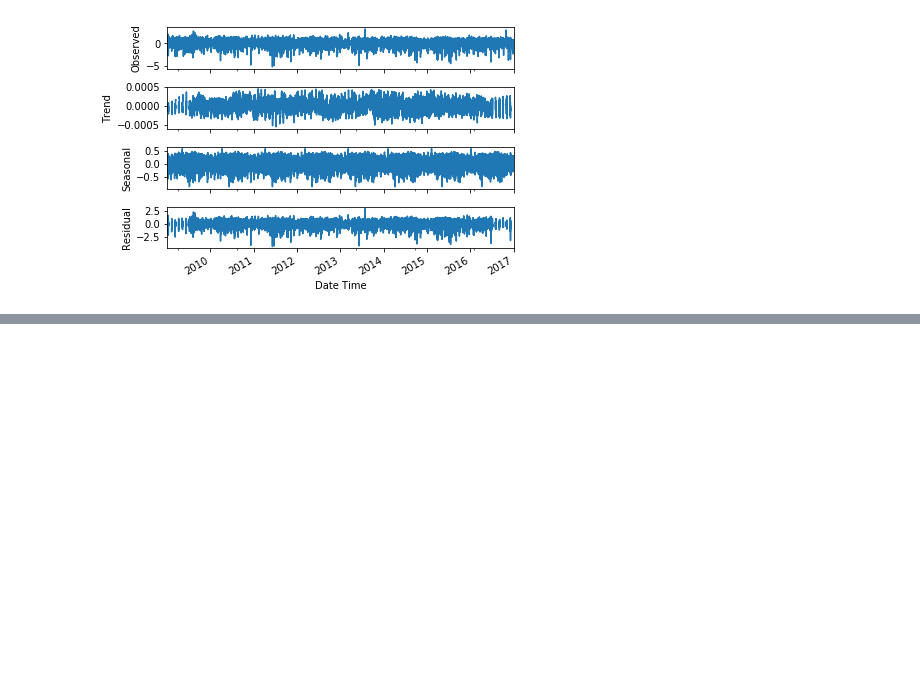
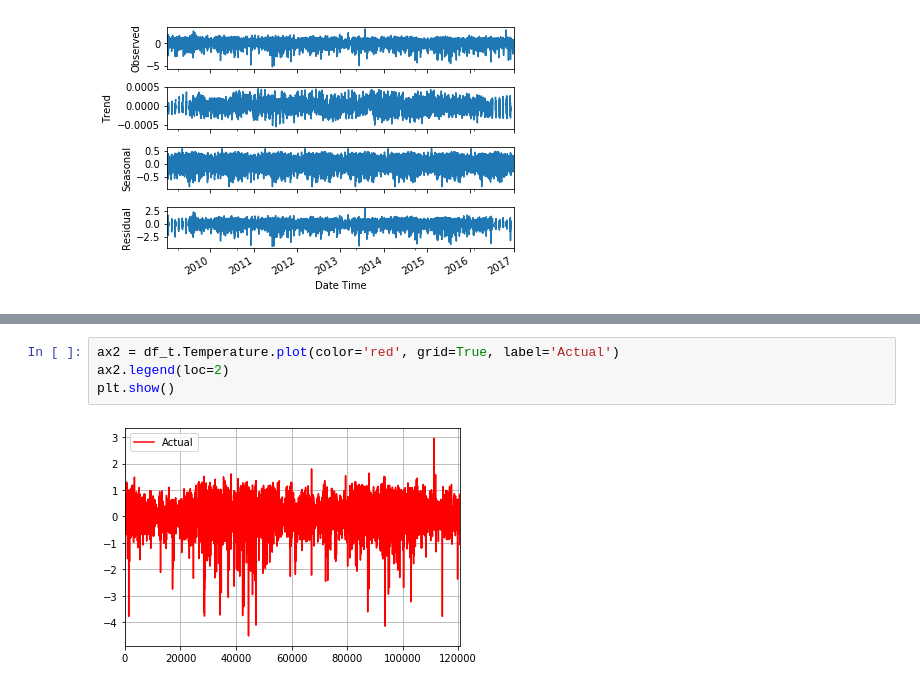
Before and after one commit to scherala/365DaysOfCoding, a Jupyter notebook: Time Series Forecasting -1.ipynb, the cells around one changed output, grey strips where cells are left out. Cells and saved outputs as stored; diff of their text form; blank space fills up the shorter version.

```diff
--- a/Time Series Forecasting -1.ipynb
+++ b/Time Series Forecasting -1.ipynb
@@ -157,0 +242,6 @@ perform_seasonal_decomposition(plot_df)
+# %%
+ax2 = df_t.Temperature.plot(color='red', grid=True, label='Actual')
+ax2.legend(loc=2)
+plt.show()
+# %% [output]
+[figure, added]
```
Also changed, not shown: parts of 15 cells of this notebook.
